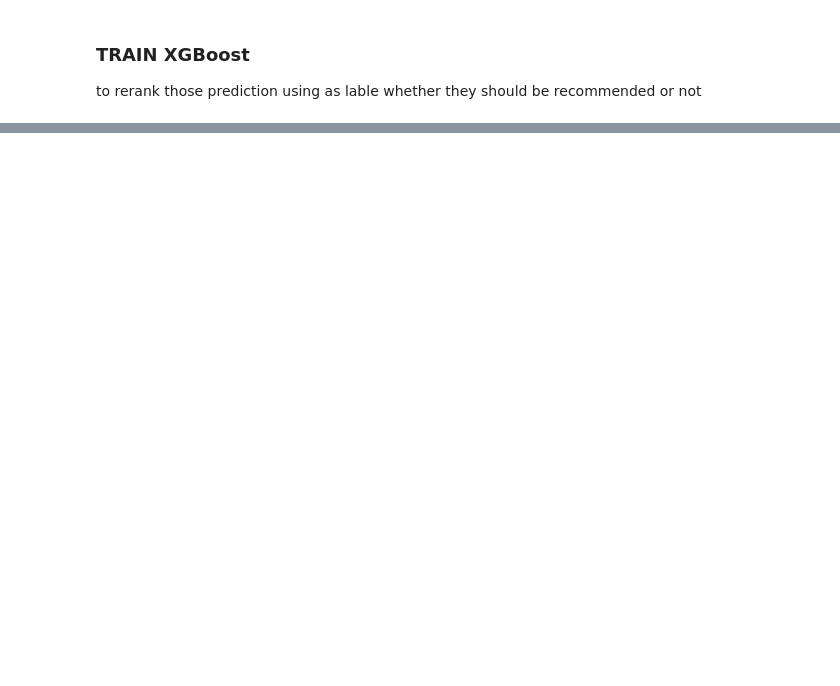
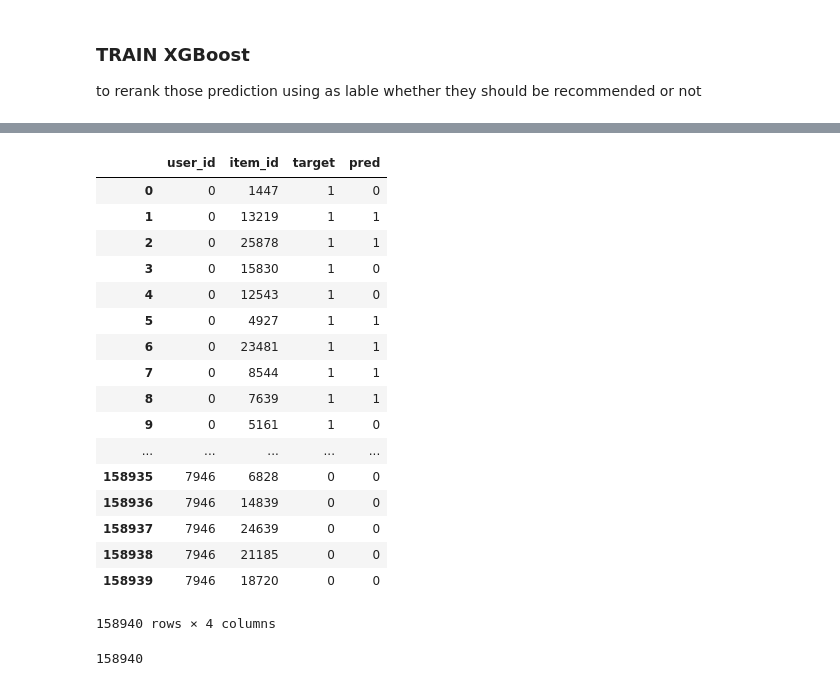
Before and after one commit to fcolombo7/RecSys-2020, a Jupyter notebook: XGBoost-practice .ipynb, the cells around one changed output, grey strips where cells are left out. Drawn from its saved outputs; the diff is of its cells as text; code cells hidden in the pictures; blank space fills up the shorter version.

```diff
--- a/XGBoost-practice .ipynb
+++ b/XGBoost-practice .ipynb
@@ -168,0 +277,22 @@ import xgboost as xgb
+# %%
+from sklearn.model_selection import train_test_split
+X_train, X_val, y_train, y_val = train_test_split(X_train1, y_train1, test_size=0.15, random_state=seed)
+# %%
+params = {
+    'max_depth': 3,  # the maximum depth of each tree
+    'eta': 0.3,  # step for each iteration
+    'silent': 1, # keep it quiet
+    'objective': 'multi:softprob',  # error evaluation for multiclass training
+    'num_class': 2, # the number of classes
+    'eval_metric': 'merror'} # evaluation metric
+
+num_round = 100  # the number of training iterations (number of trees)
+# %%
+dtrain = xgb.DMatrix(X_train, label=y_train)
+dval = xgb.DMatrix(X_val, label=y_val)
+model = xgb.train(params,
+                  dtrain,
+                  num_round,
+                  verbose_eval=2,
+                  evals=[(dtrain, 'train'), (dval, 'validation')],
+                  early_stopping_rounds=20)
@@ -168,0 +317,33 @@ import xgboost as xgb
+# %%
+dtrain1 = xgb.DMatrix(X_train1, label=y_train1)
+
+preds = model.predict(dtrain1)
+best_preds = np.asarray([np.argmax(line) for line in preds])
+best_preds
+main = train_dataframe[['user_id', 'item_id', 'target']].to_numpy()
+final_frame=pd.DataFrame({'user_id': main[:,0], 'item_id': main[:,1], 'target': main[:,2], 'pred':best_preds})
+# %%
+final_frame
+# %% [output]
+|  | user_id | item_id | target | pred |
+| 0 | 0 | 1447 | 1 | 0 |
+| 1 | 0 | 13219 | 1 | 1 |
+| 2 | 0 | 25878 | 1 | 1 |
+| 3 | 0 | 15830 | 1 | 0 |
+| 4 | 0 | 12543 | 1 | 0 |
+| 5 | 0 | 4927 | 1 | 1 |
+| 6 | 0 | 23481 | 1 | 1 |
+| 7 | 0 | 8544 | 1 | 1 |
+| 8 | 0 | 7639 | 1 | 1 |
+| 9 | 0 | 5161 | 1 | 0 |
+| ... | ... | ... | ... | ... |
+| 158935 | 7946 | 6828 | 0 | 0 |
+| 158936 | 7946 | 14839 | 0 | 0 |
+| 158937 | 7946 | 24639 | 0 | 0 |
+| 158938 | 7946 | 21185 | 0 | 0 |
+| 158939 | 7946 | 18720 | 0 | 0 |
+158940 rows × 4 columns
+# %%
+len(best_preds)
+# %% [output]
+158940
```
Also changed, not shown: parts of 25 cells of this notebook, 12 other files.
